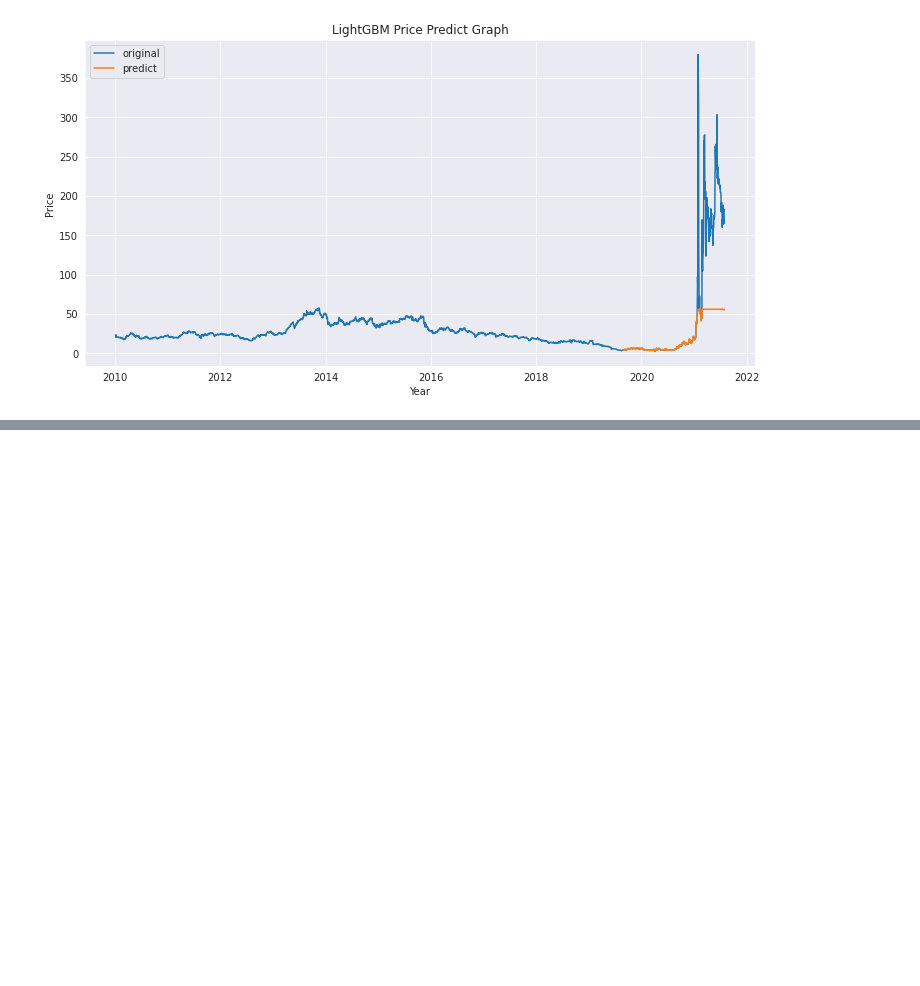
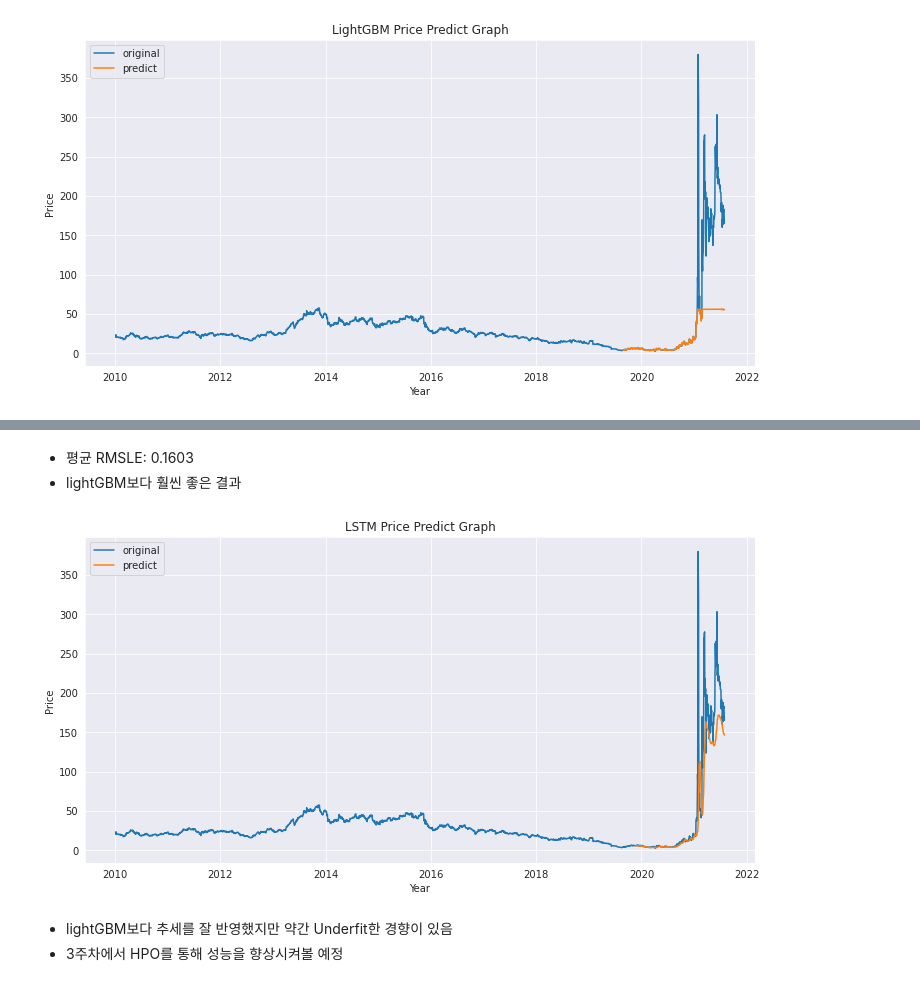
Before and after one commit to Haebuk/kuggle, a Jupyter notebook: gamestop_week2.ipynb, the cells around one changed output, grey strips where cells are left out. Saved outputs shown, nothing was run; the diff lists cells and outputs as text; code cells hidden in the pictures; blank space fills up the shorter version.

Commit message:
LSTM 마무리

```diff
--- a/gamestop_week2.ipynb
+++ b/gamestop_week2.ipynb
@@ -36,28 +45,0 @@ df.head()
-# %%
-def RMSLE(y_true, y_pred):
-    return np.sqrt(mean_squared_error(y_true, y_pred))
-
-def model_cv(df=df, model=lgb, fold=5):
-    X = df.drop('date', axis=1)
-    y = df['open_price']
-
-    rmsle_list = []
-
-    tscv = TimeSeriesSplit(n_splits=fold) # cv
-    n_iter = 1
-    for train_index, test_index in tscv.split(df):
-        X_train, X_test = X.iloc[train_index], X.iloc[test_index]
-        y_train, y_test = y[train_index], y[test_index]
-
-        model.fit(X_train, y_train) # train
-        pred = model.predict(X_test) # predict
-
-        rmsle = RMSLE(y_test, pred) # RMSLE
-        rmsle_list.append(rmsle)
-        print(f"====={n_iter}FOLDS=====")
-        print(f"RMSLE: {rmsle:.4f}")
-        n_iter += 1
-    mean_rmsle = np.mean(rmsle_list)
-    print('='*10)
-    print('Mean RMSLE:', mean_rmsle)
-    return pred, mean_rmsle
@@ -93,0 +206,2 @@ pred_plot('LightGBM', lgb_pred)
+# %%
+lstm_pred, lstm_mean_rmsle = model_cv(df=df,dl=True)
@@ -93,0 +221,10 @@ pred_plot('LightGBM', lgb_pred)
+# %% [markdown]
+- 평균 RMSLE: 0.1603
+- lightGBM보다 훨씬 좋은 결과
+# %%
+pred_plot('LSTM', lstm_pred)
+# %% [output]
+[figure, added]
+# %% [markdown]
+- lightGBM보다 추세를 잘 반영했지만 약간 Underfit한 경향이 있음
+- 3주차에서 HPO를 통해 성능을 향상시켜볼 예정
```
Also changed, not shown: parts of 17 cells of this notebook.
